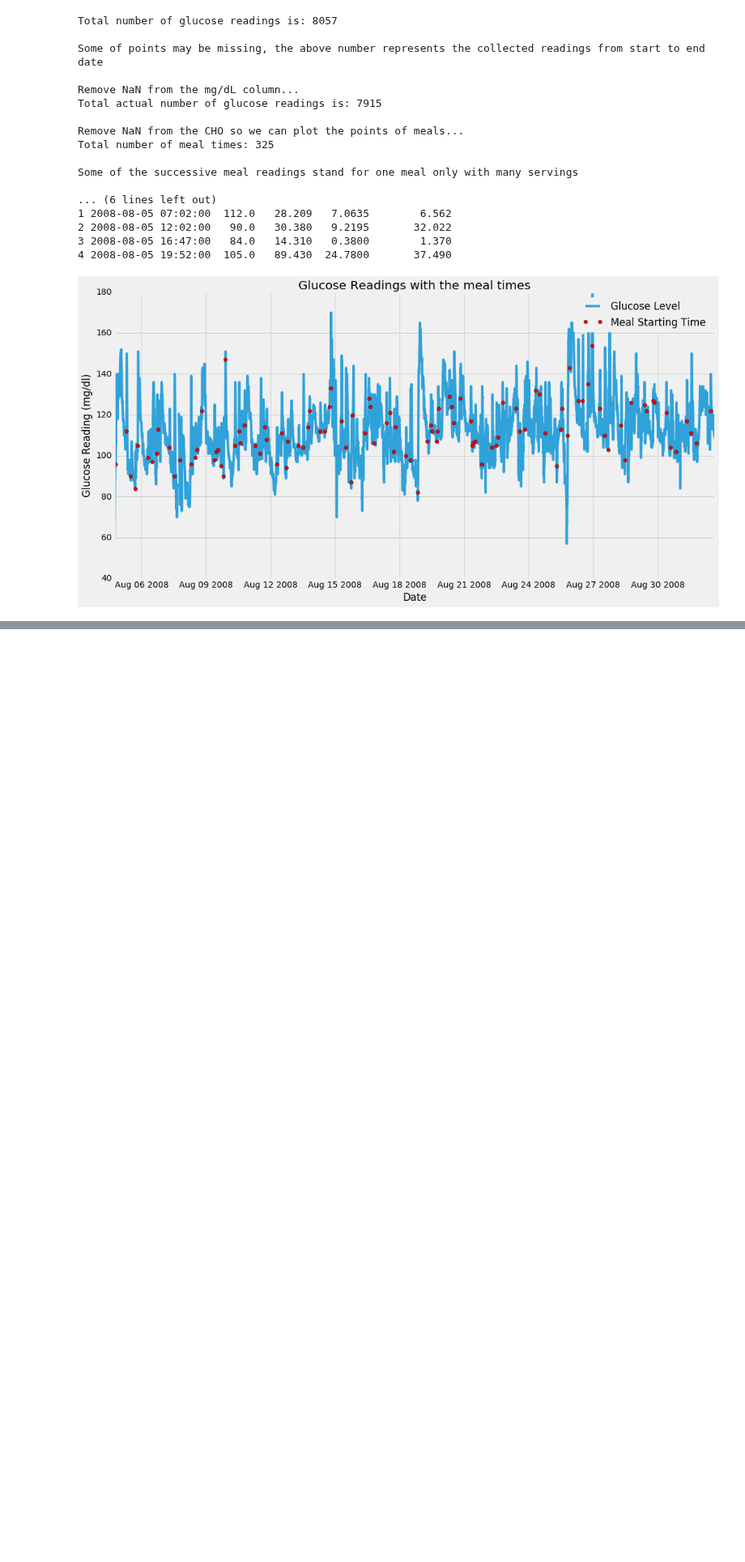
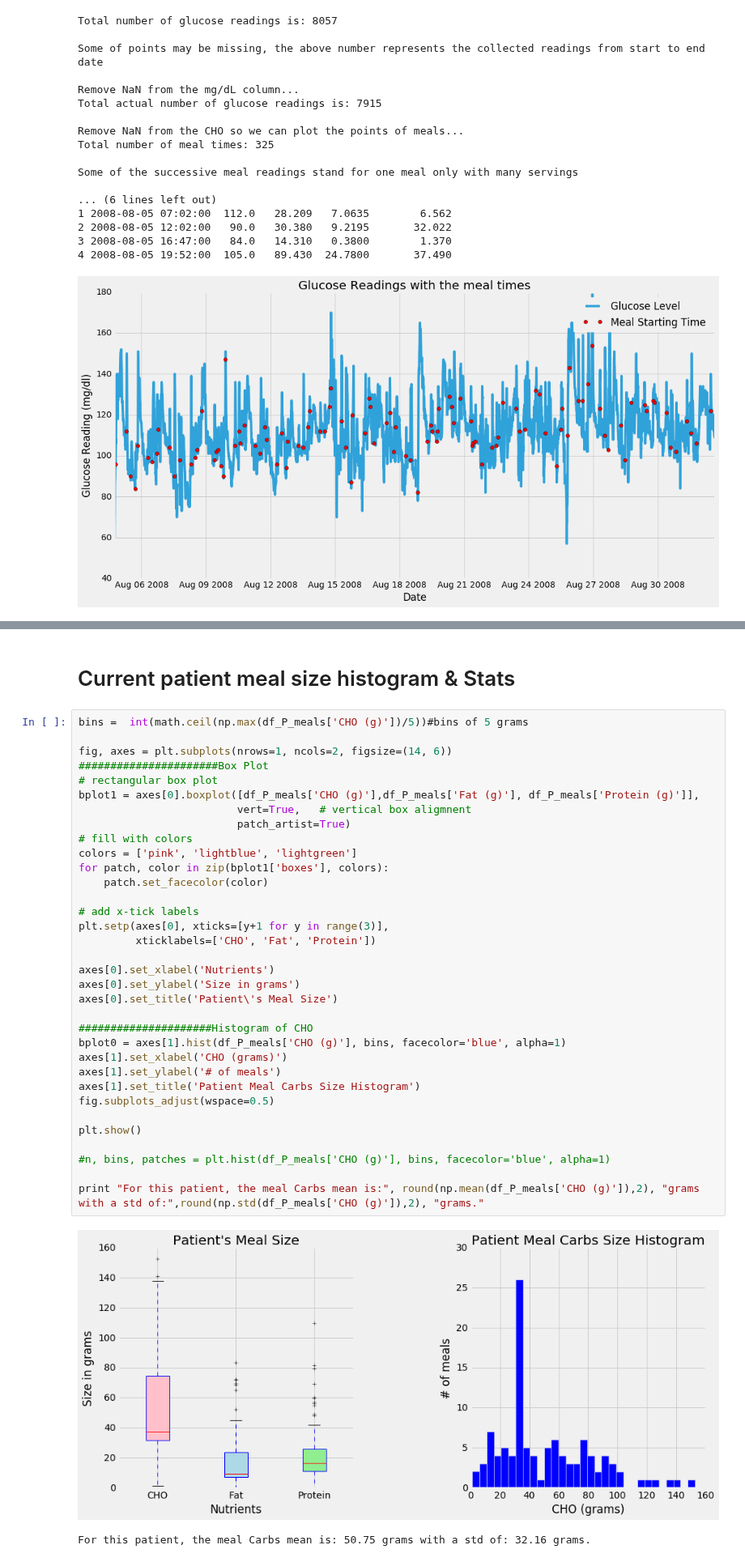
Before and after one commit to SalChem/Diabetic-Project, a Jupyter notebook: Working code/Regression Analysis.ipynb, the cells around one changed output, grey strips where cells are left out. Shown at 81% size. Cells and saved outputs as stored; diff of their text form; blank space fills up the shorter version.

```diff
--- a/Working code/Regression Analysis.ipynb
+++ b/Working code/Regression Analysis.ipynb
@@ -141,0 +169,39 @@ Some of the successive meal readings stand for one meal only with many servings
+# %% [markdown]
+# Current patient meal size histogram & Stats
+# %%
+bins =  int(math.ceil(np.max(df_P_meals['CHO (g)'])/5))#bins of 5 grams
+
+fig, axes = plt.subplots(nrows=1, ncols=2, figsize=(14, 6))
+######################Box Plot
+# rectangular box plot
+bplot1 = axes[0].boxplot([df_P_meals['CHO (g)'],df_P_meals['Fat (g)'], df_P_meals['Protein (g)']],
+                         vert=True,   # vertical box aligmnent
+                         patch_artist=True)
+# fill with colors
+colors = ['pink', 'lightblue', 'lightgreen']
+for patch, color in zip(bplot1['boxes'], colors):
+    patch.set_facecolor(color)
+
+# add x-tick labels
+plt.setp(axes[0], xticks=[y+1 for y in range(3)],
+         xticklabels=['CHO', 'Fat', 'Protein'])
+
+axes[0].set_xlabel('Nutrients')
+axes[0].set_ylabel('Size in grams')
+axes[0].set_title('Patient\'s Meal Size')
+
+#####################Histogram of CHO
+bplot0 = axes[1].hist(df_P_meals['CHO (g)'], bins, facecolor='blue', alpha=1)
+axes[1].set_xlabel('CHO (grams)')
+axes[1].set_ylabel('# of meals')
+axes[1].set_title('Patient Meal Carbs Size Histogram')
+fig.subplots_adjust(wspace=0.5)
+
+plt.show()
+
+#n, bins, patches = plt.hist(df_P_meals['CHO (g)'], bins, facecolor='blue', alpha=1)
+
+print "For this patient, the meal Carbs mean is:", round(np.mean(df_P_meals['CHO (g)']),2), "grams with a std of:",round(np.std(df_P_meals['CHO (g)']),2), "grams."
+# %% [output]
+[figure, added]
+For this patient, the meal Carbs mean is: 50.75 grams with a std of: 32.16 grams.
```
Also changed, not shown: parts of 18 cells of this notebook.
